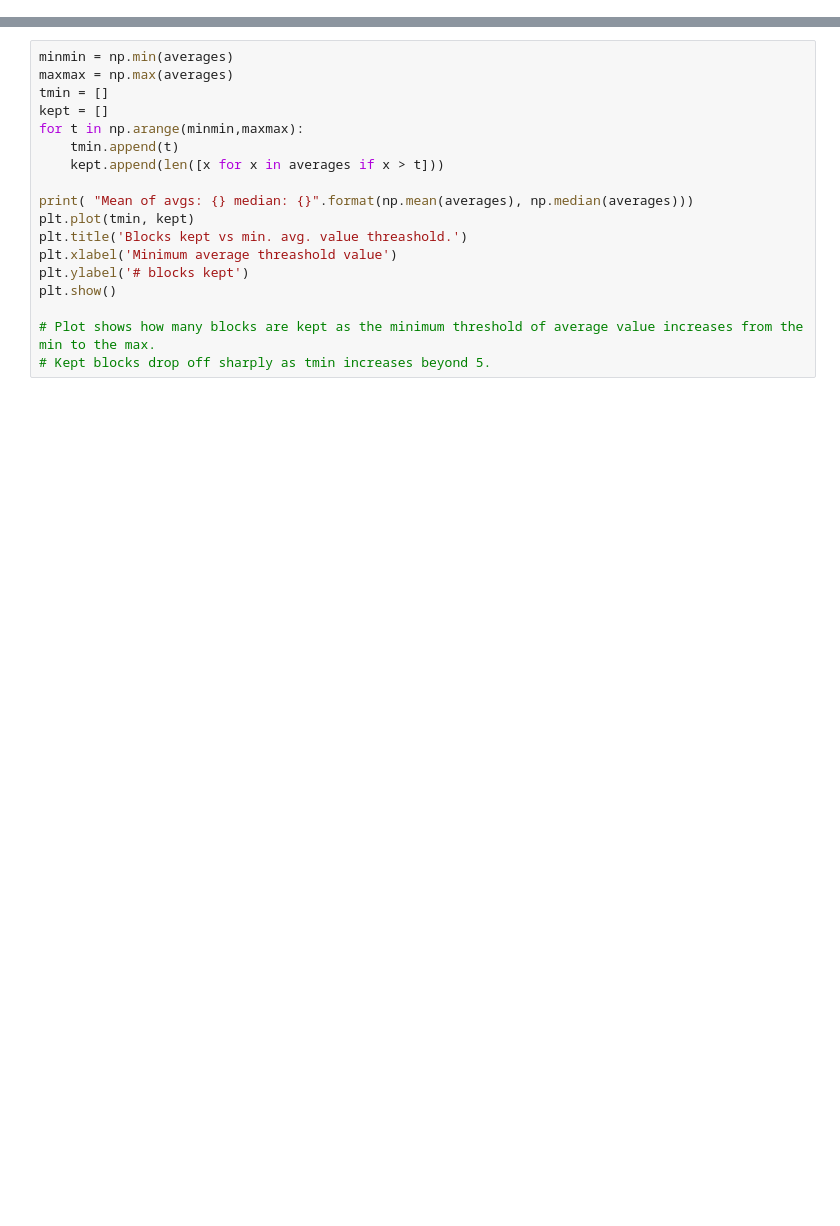
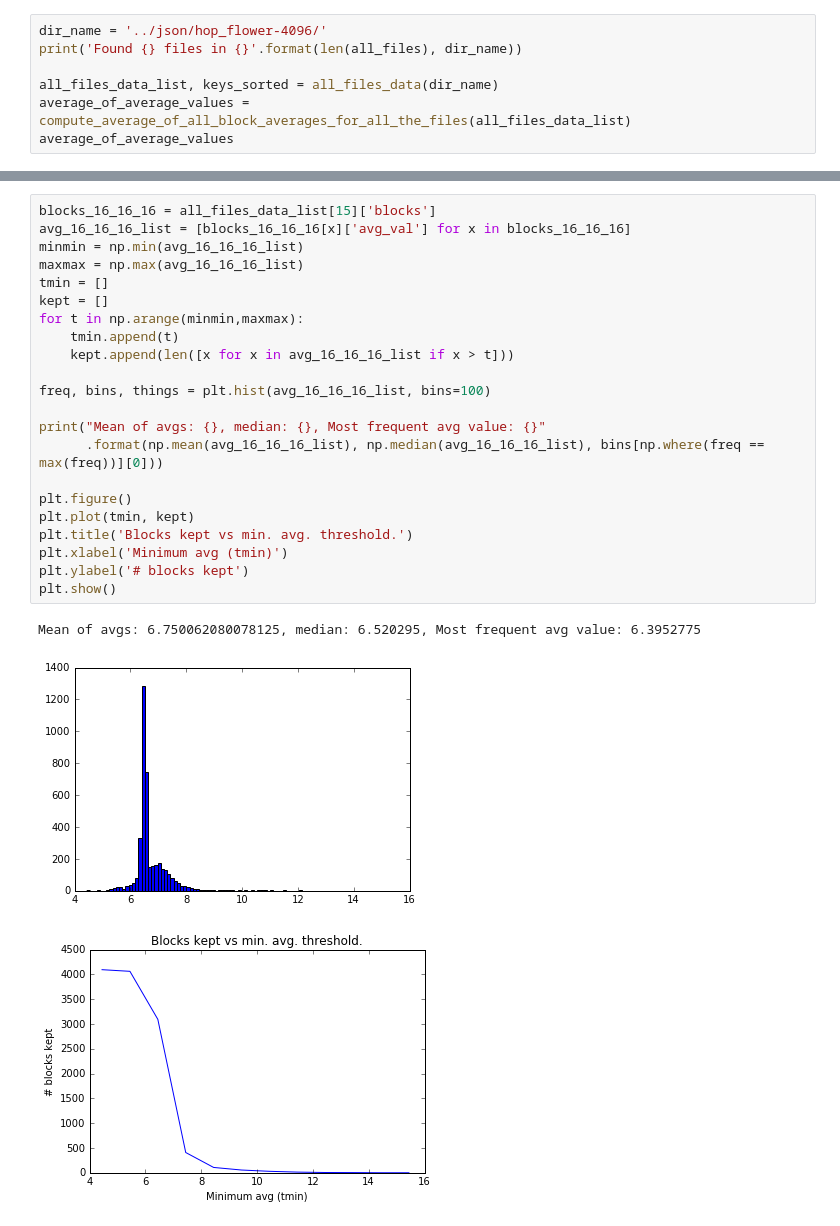
Before and after one commit to jimpelton/preproc, a Jupyter notebook: results/jupyter_notebooks/hop4096.ipynb, the cells around one changed output, grey strips where cells are left out. Cells and saved outputs as stored; diff of their text form; blank space fills up the shorter version.

```diff
--- a/results/jupyter_notebooks/hop4096.ipynb
+++ b/results/jupyter_notebooks/hop4096.ipynb
@@ -62,0 +96,7 @@ plt.show()
+# %%
+dir_name = '../json/hop_flower-4096/'
+print('Found {} files in {}'.format(len(all_files), dir_name))
+
+all_files_data_list, keys_sorted = all_files_data(dir_name)
+average_of_average_values = compute_average_of_all_block_averages_for_all_the_files(all_files_data_list)
+average_of_average_values
@@ -63,18 +132,26 @@ plt.show()
 # %%
-minmin = np.min(averages)
-maxmax = np.max(averages)
+blocks_16_16_16 = all_files_data_list[15]['blocks']
+avg_16_16_16_list = [blocks_16_16_16[x]['avg_val'] for x in blocks_16_16_16]
+minmin = np.min(avg_16_16_16_list)
+maxmax = np.max(avg_16_16_16_list)
 tmin = []
 kept = []
 for t in np.arange(minmin,maxmax):
     tmin.append(t)
-    kept.append(len([x for x in averages if x > t]))
+    kept.append(len([x for x in avg_16_16_16_list if x > t]))
 
-print( "Mean of avgs: {} median: {}".format(np.mean(averages), np.median(averages)))
+freq, bins, things = plt.hist(avg_16_16_16_list, bins=100)
+
+print("Mean of avgs: {}, median: {}, Most frequent avg value: {}"
+      .format(np.mean(avg_16_16_16_list), np.median(avg_16_16_16_list), bins[np.where(freq == max(freq))][0]))
+
+plt.figure()
 plt.plot(tmin, kept)
-plt.title('Blocks kept vs min. avg. value threashold.')
-plt.xlabel('Minimum average threashold value')
+plt.title('Blocks kept vs min. avg. threshold.')
+plt.xlabel('Minimum avg (tmin)')
 plt.ylabel('# blocks kept')
 plt.show()
-
-# Plot shows how many blocks are kept as the minimum threshold of average value increases from the min to the max.
-# Kept blocks drop off sharply as tmin increases beyond 5.
+# %% [output]
+Mean of avgs: 6.750062080078125, median: 6.520295, Most frequent avg value: 6.3952775
+[figure, added]
+[figure, added]
```
Also changed, not shown: parts of 9 cells of this notebook, 1 other file.
